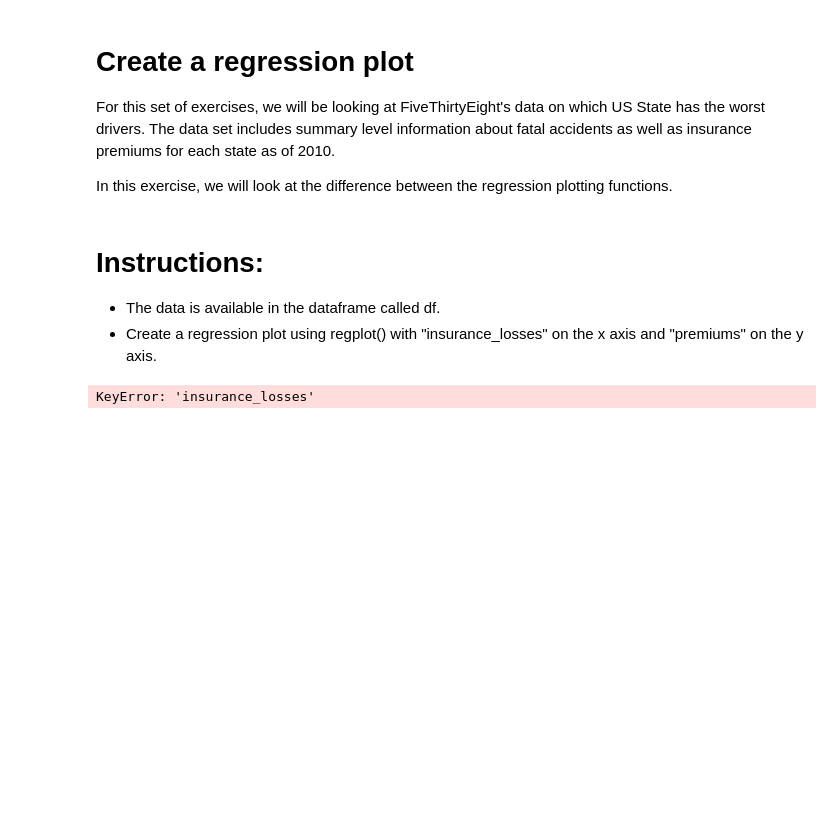
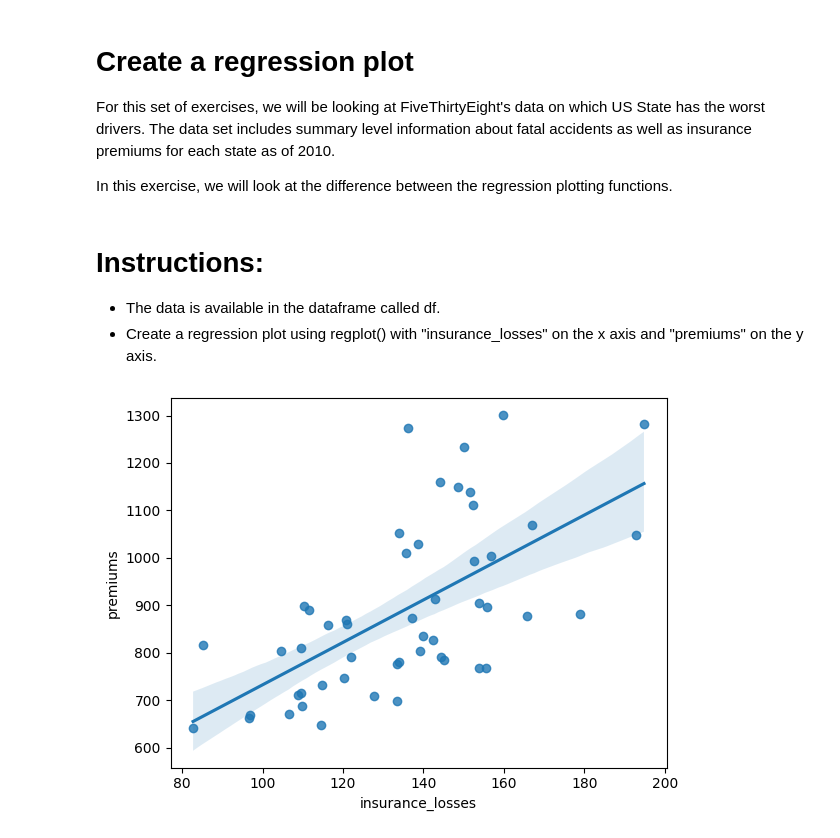
Before and after one commit to sendecka/DataCamp, a Jupyter notebook: DataCamp/13 Intermediate Data Visualization with Seaborn/01_ Seaborn_Introduction.ipynb, the cells around one changed output. Drawn from its saved outputs; the diff is of its cells as text; code cells hidden in the pictures; blank space fills up the shorter version.

```diff
--- a/DataCamp/13 Intermediate Data Visualization with Seaborn/01_ Seaborn_Introduction.ipynb
+++ b/DataCamp/13 Intermediate Data Visualization with Seaborn/01_ Seaborn_Introduction.ipynb
@@ -112,10 +112,11 @@ In this exercise, we will look at the difference between the regression plotting
 - The data is available in the dataframe called df.
 - Create a regression plot using regplot() with "insurance_losses" on the x axis and "premiums" on the y axis.
 # %%
+df = pd.read_csv("Data1.csv")
 # Create a regression plot of premiums vs. insurance_losses
-sns.regplot(data=df, x="insurance_losses", y="premiums" )
+sns.regplot(data = df, x = "insurance_losses", y = "premiums" )
 
 # Display the plot
 plt.show()
 # %% [output]
-KeyError: 'insurance_losses'
+[figure, added]
```
Also changed, not shown: parts of 9 cells of this notebook, 10 other files.
